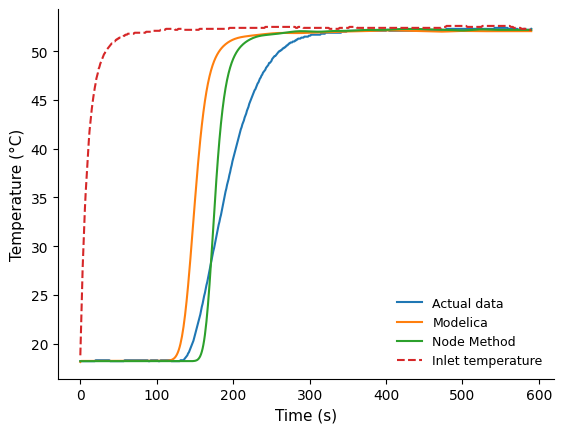
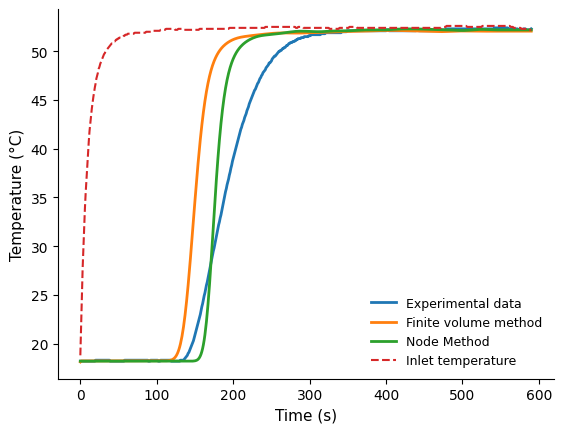
Unified diff of the notebook cell whose output changed from the first chart to the second:
--- before
+++ after
@@ -24,10 +24,9 @@
     plt.figure()
 
-    plt.plot(time,real_temp, label = "Actual data")
-    plt.plot(time,mo_temp, label = f'Modelica')
-    plt.plot(time,nm_temp, label = f'Node Method')
+    plt.plot(time,real_temp, label = "Experimental data", lw = 2)
+    plt.plot(time,mo_temp, label = f'Finite Volume Method', lw = 2)
+    plt.plot(time,nm_temp, label = f'Node Method', lw = 2)
     plt.plot(time,Tin, label = 'Inlet temperature',linestyle = '--')
-    print(f"RMSE Modelica: {round(root_mean_squared_error(real_temp,mo_temp),2)}")
-    print(f"RMSE Node Method: {round(root_mean_squared_error(real_temp, nm_temp),2)}")
+    # print(f"Experiment {file}: RMSE Modelica: {round(root_mean_squared_error(real_temp,mo_temp),2)}, RMSE Node Method: {round(root_mean_squared_error(real_temp, nm_temp),2)}")
 
     # plt.title(f"Temperature comparison: Experiment {file} ")

Commit: plots